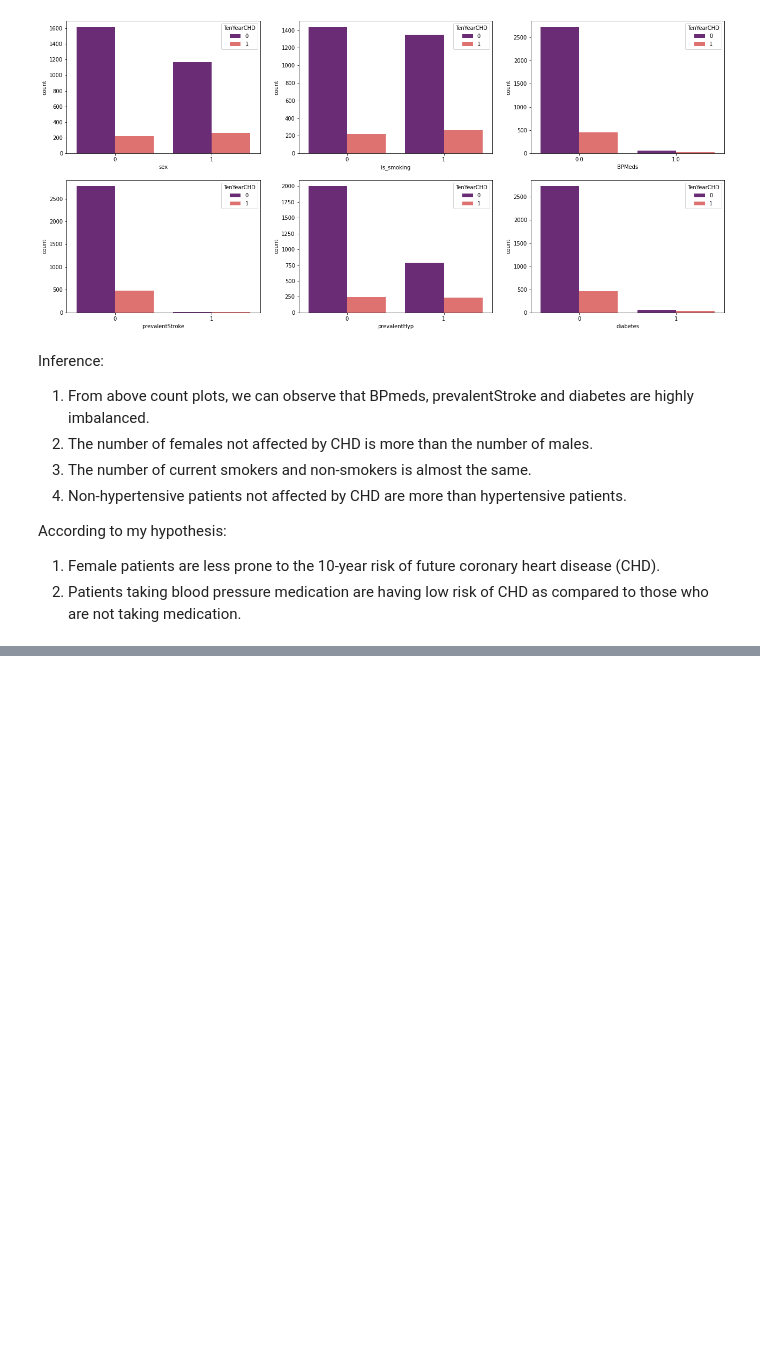
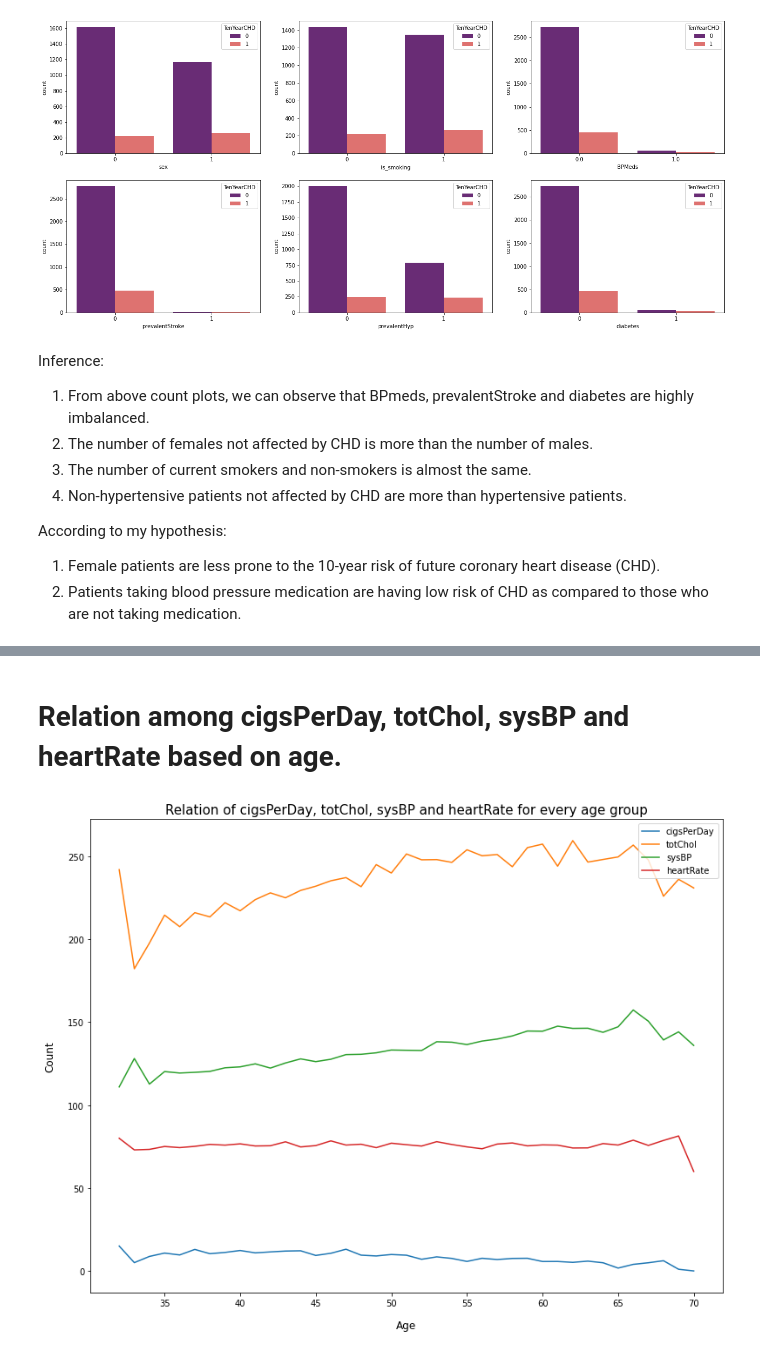
Before and after one commit to Akshadanair/Cardiovascular-Risk-Prediction, a Jupyter notebook: Cardiovascular_Risk_Prediction.ipynb, the cells around one changed output, grey strips where cells are left out. Saved outputs shown, nothing was run; the diff lists cells and outputs as text; code cells hidden in the pictures; blank space fills up the shorter version.

```diff
--- a/Cardiovascular_Risk_Prediction.ipynb
+++ b/Cardiovascular_Risk_Prediction.ipynb
@@ -454,0 +542,27 @@ According to my hypothesis:
+# %% [markdown]
+# **Relation among cigsPerDay, totChol, sysBP and heartRate based on age.**
+# %%
+#Plotting a line chart to check the relationship between cigsPerDay, totChol, sysBP and heartRate.
+
+#creating different series for average value of cigsPerDay, totChol, sysBP and heartrate based on age
+line_1 = cardio_data.groupby("age").cigsPerDay.mean()
+line_2 = cardio_data.groupby("age").totChol.mean()
+line_3 = cardio_data.groupby("age").sysBP.mean()
+line_4 = cardio_data.groupby("age").heartRate.mean()
+
+#setting figure size
+plt.figure(figsize=(13,10))
+
+#creating line chart
+sns.lineplot(data = line_1, label = "cigsPerDay")
+sns.lineplot(data = line_2, label = "totChol")
+sns.lineplot(data = line_3, label = "sysBP")
+sns.lineplot(data = line_4, label = "heartRate")
+
+#To display the x label, y label and title of the line chart
+plt.xlabel("Age", labelpad=14, fontsize = 12)
+plt.ylabel("Count", labelpad=14, fontsize = 12)
+plt.title(f"Relation of cigsPerDay, totChol, sysBP and heartRate for every age group", fontsize = 15)
+plt.show()
+# %% [output]
+[figure, added]
```
Also changed, not shown: parts of 12 cells of this notebook.
